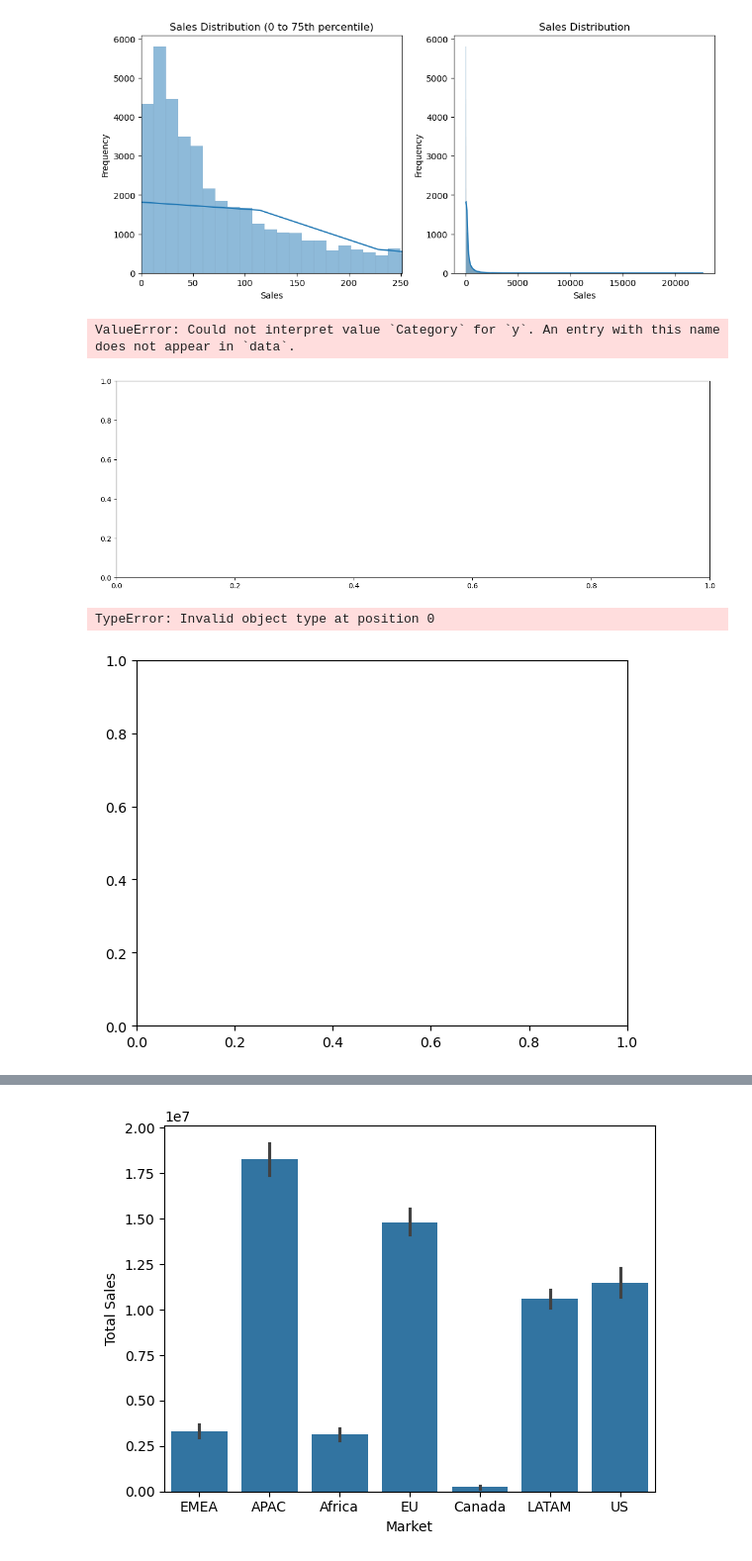
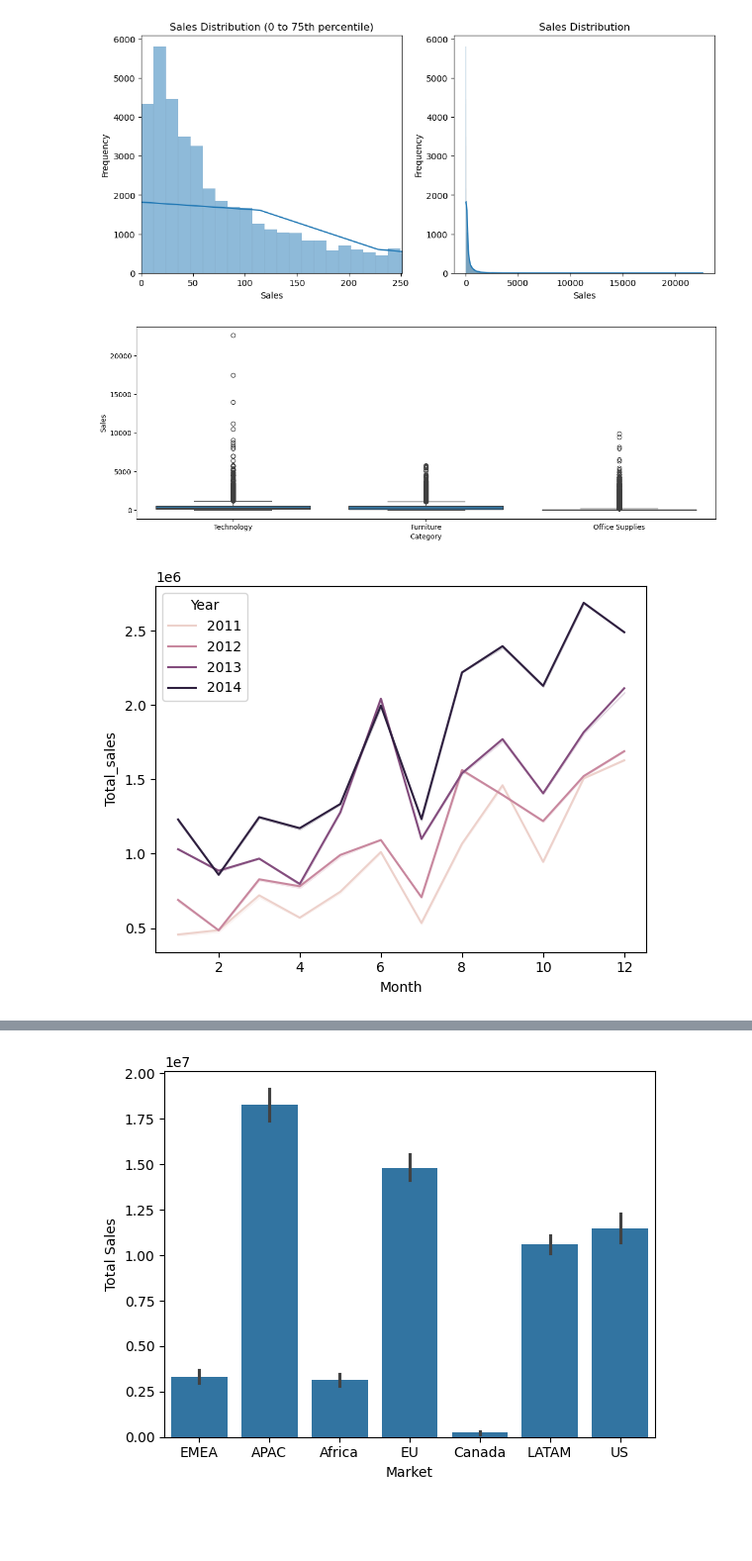
Before and after one commit to MohamedElbadawy1/Sales-and-Demand-Forecasting, a Jupyter notebook: SalesForecasting.ipynb, the cells around one changed output, grey strips where cells are left out. Shown at 99% size. Cells and saved outputs as stored; diff of their text form; code cells hidden in the pictures; blank space fills up the shorter version.

```diff
--- a/SalesForecasting.ipynb
+++ b/SalesForecasting.ipynb
@@ -5,7 +5,7 @@ import pandas as pd
 import matplotlib.pyplot as plt
 import seaborn as sns
 # %%
-sales = pd.read_csv('Global_Superstore2.csv' ,encoding='latin-1')
+sales = pd.read_csv('D:/AI & Data Science DEPI/DEPI Final Project/Sales-and-Demand-Forecasting/Global_Superstore2.csv' ,encoding='latin-1')
 sales.shape
 # %% [output]
 (51290, 24)
@@ -840,7 +861,6 @@ plt.show()
 # %% [markdown]
 > 18. Monthly sales trends
 # %%
-sales['Month'] = sales['Order Date'].dt.to_period('M')
 monthly_sales = sales.groupby('Month')['Sales'].sum()
 
 plt.figure(figsize=(10, 5))
@@ -1043,17 +1133,15 @@ plt.show()
 [figure]
 # %%
 fig ,axes = plt.subplots(figsize=(15,5))
-sns.boxplot(data=sales, y='Category', x='Sales')
+sns.boxplot(data=sales, x='Category', y='Sales')
 plt.show()
 # %% [output]
-ValueError: Could not interpret value `Category` for `y`. An entry with this name does not appear in `data`.
-[figure, old version]
+[figure, new version]
 # %%
 sales = sales.sort_values(by='Order Date')
 sns.lineplot(sales ,x='Month' , y='Total_sales' ,hue='Year' ,errorbar=('ci', False), estimator=sum)
 plt.show()
 # %% [output]
-TypeError: Invalid object type at position 0
-[figure, old version]
+[figure, new version]
 # %%
 sns.lineplot(sales ,x='Day_of_Week' , y='Total_sales' ,hue='Year' ,errorbar=('ci', False), estimator=sum)
```
Also changed, not shown: parts of 33 cells of this notebook.
